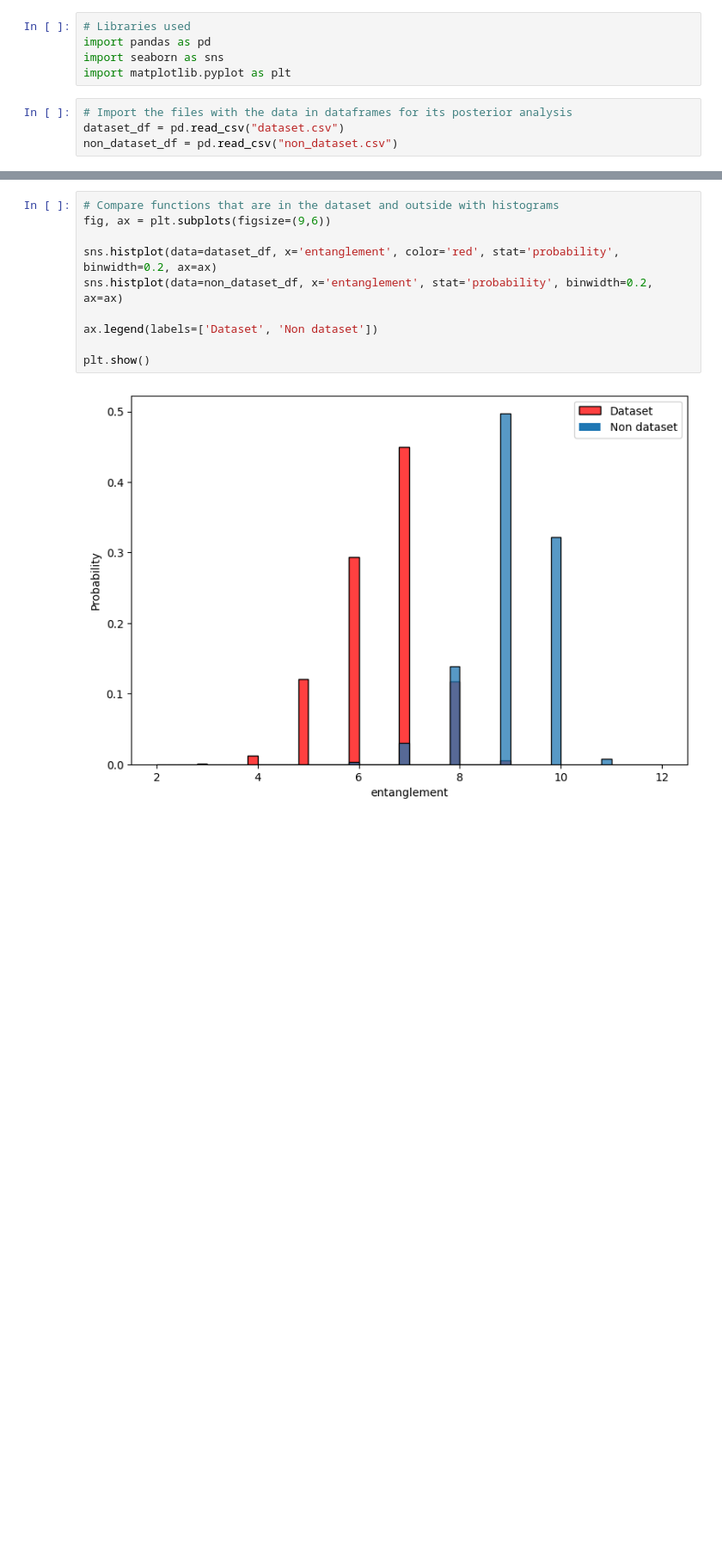
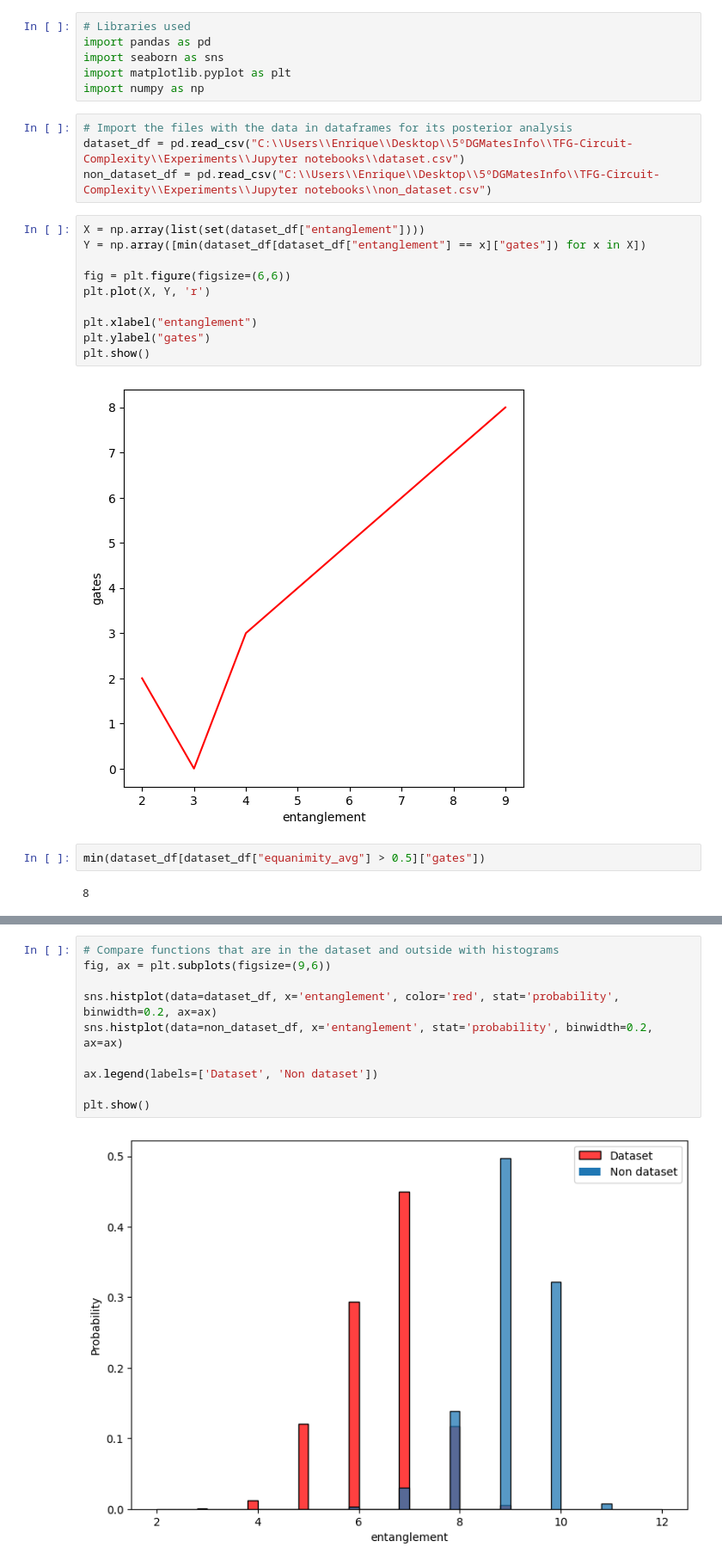
Before and after one commit to encarro12/TFG-Circuit-Complexity, a Jupyter notebook: Experiments in Jupyter Notebook/test_metrics_individually.ipynb, the cells around one changed output, grey strips where cells are left out. Shown: that part at 86% size. Saved outputs shown, nothing was run; the diff lists cells and outputs as text; blank space fills up the shorter version.

```diff
--- a/Experiments in Jupyter Notebook/test_metrics_individually.ipynb
+++ b/Experiments in Jupyter Notebook/test_metrics_individually.ipynb
@@ -3,7 +3,24 @@
 import pandas as pd
 import seaborn as sns
 import matplotlib.pyplot as plt
+import numpy as np
 # %%
 # Import the files with the data in dataframes for its posterior analysis
-dataset_df = pd.read_csv("dataset.csv")
-non_dataset_df = pd.read_csv("non_dataset.csv")
+dataset_df = pd.read_csv("C:\\Users\\Enrique\\Desktop\\5ºDGMatesInfo\\TFG-Circuit-Complexity\\Experiments\\Jupyter notebooks\\dataset.csv")
+non_dataset_df = pd.read_csv("C:\\Users\\Enrique\\Desktop\\5ºDGMatesInfo\\TFG-Circuit-Complexity\\Experiments\\Jupyter notebooks\\non_dataset.csv")
+# %%
+X = np.array(list(set(dataset_df["entanglement"])))
+Y = np.array([min(dataset_df[dataset_df["entanglement"] == x]["gates"]) for x in X])
+
+fig = plt.figure(figsize=(6,6))
+plt.plot(X, Y, 'r')
+
+plt.xlabel("entanglement")
+plt.ylabel("gates")
+plt.show()
+# %% [output]
+[figure, added]
+# %%
+min(dataset_df[dataset_df["equanimity_avg"] > 0.5]["gates"])
+# %% [output]
+8
```
Also changed, not shown: parts of 2 cells of this notebook, 1 other file.
